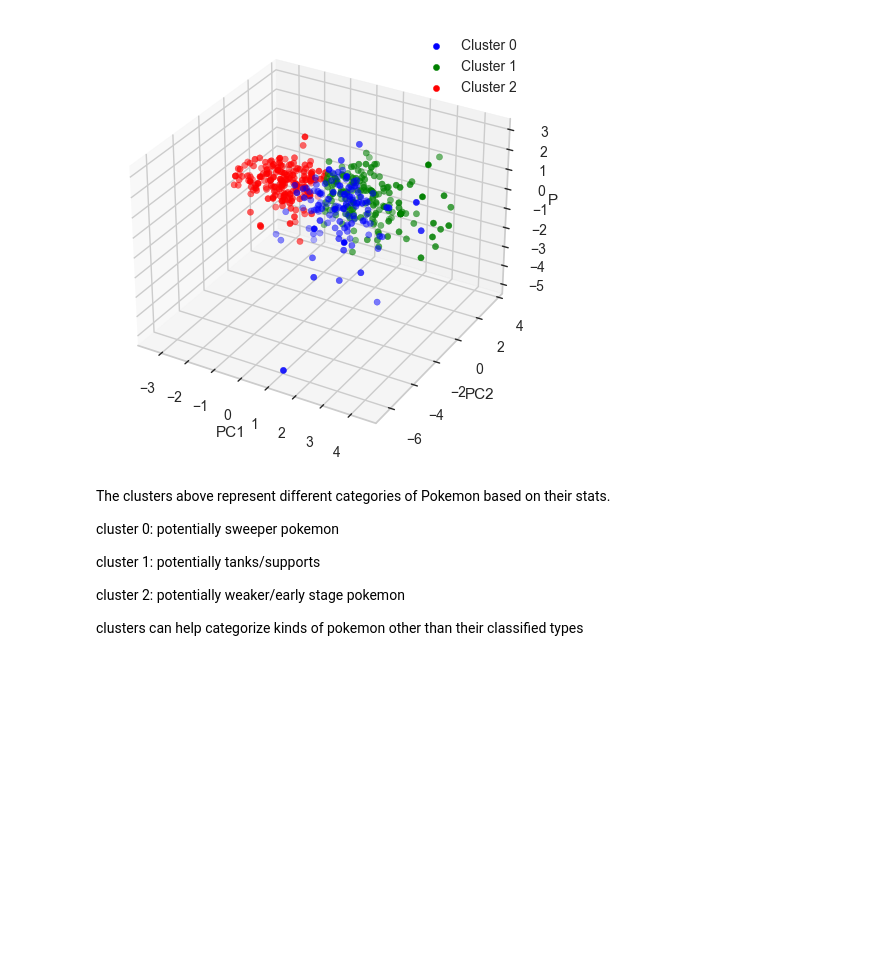
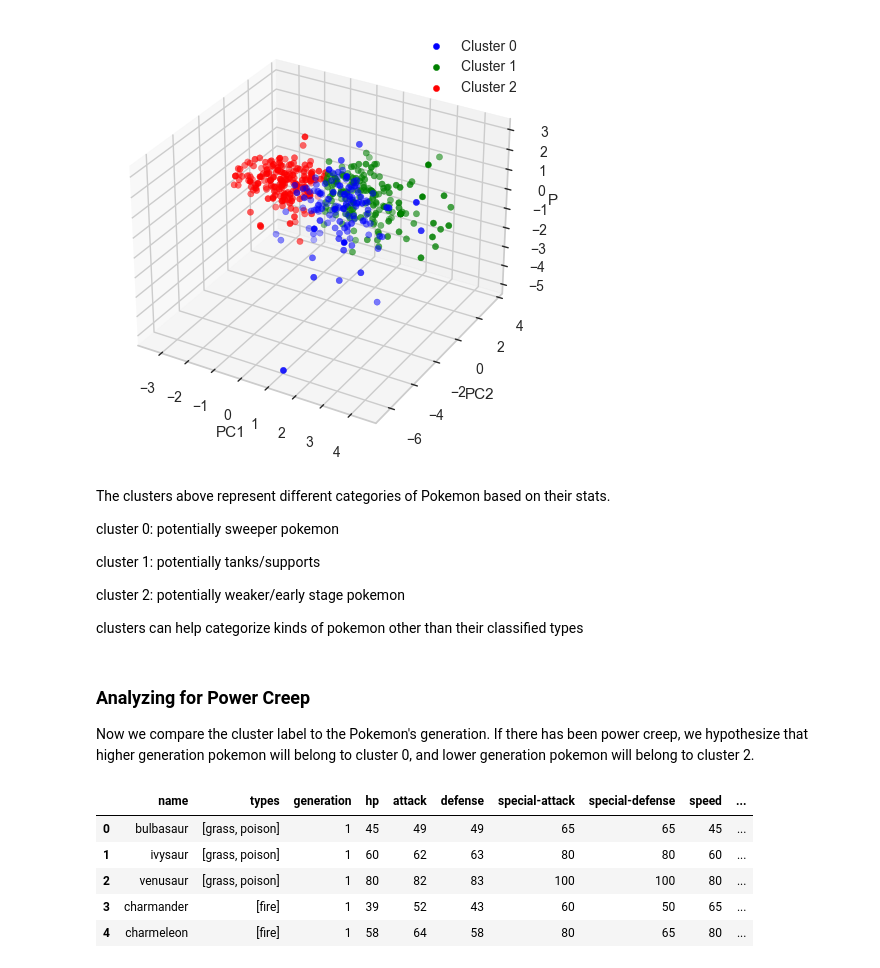
Before and after one commit to Dannypham142/CMSC320-PokeAPI-Final-Project, a Jupyter notebook: PokeAPI_Project.ipynb, the cells around one changed output. Drawn from its saved outputs; the diff is of its cells as text; code cells hidden in the pictures; blank space fills up the shorter version.

```diff
--- a/PokeAPI_Project.ipynb
+++ b/PokeAPI_Project.ipynb
@@ -461,3 +467,17 @@ cluster 1: potentially tanks/supports
 cluster 2: potentially weaker/early stage pokemon
 
 clusters can help categorize kinds of pokemon other than their classified types
+# %% [markdown]
+### Analyzing for Power Creep
+Now we compare the cluster label to the Pokemon's generation. If there has been power creep, we hypothesize that higher generation pokemon will belong to cluster 0, and lower generation pokemon will belong to cluster 2.
+# %%
+# Adding back kmeans cluster labels to the original df.
+pokemon_df["cluster"] = kmeans_labels
+pokemon_df.head()
+# %% [output]
+|  | name | types | generation | hp | attack | defense | special-attack | special-defense | speed | ... |
+| 0 | bulbasaur | [grass, poison] | 1 | 45 | 49 | 49 | 65 | 65 | 45 | ... |
+| 1 | ivysaur | [grass, poison] | 1 | 60 | 62 | 63 | 80 | 80 | 60 | ... |
+| 2 | venusaur | [grass, poison] | 1 | 80 | 82 | 83 | 100 | 100 | 80 | ... |
+| 3 | charmander | [fire] | 1 | 39 | 52 | 43 | 60 | 50 | 65 | ... |
+| 4 | charmeleon | [fire] | 1 | 58 | 64 | 58 | 80 | 65 | 80 | ... |
```
Also changed, not shown: parts of 7 cells of this notebook.
